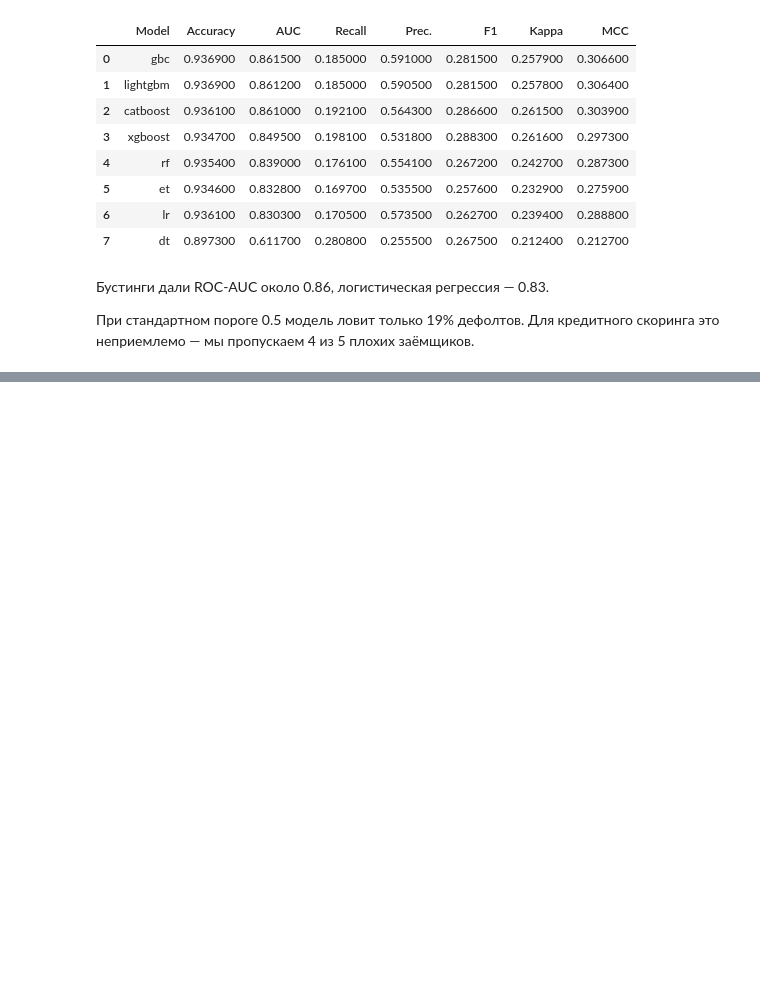
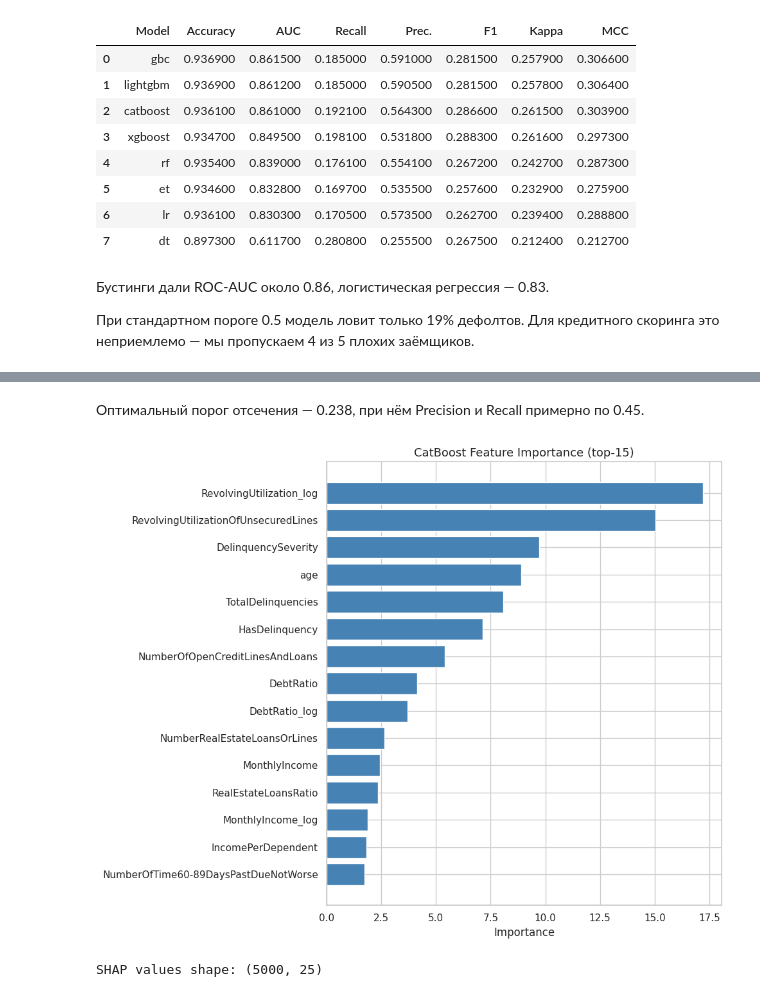
Before and after one commit to GiannisAnte/credit-scoring-case, a Jupyter notebook: credit_scoring_case.ipynb, the cells around one changed output, grey strips where cells are left out. Saved outputs shown, nothing was run; the diff lists cells and outputs as text; code cells hidden in the pictures; blank space fills up the shorter version.

```diff
--- a/credit_scoring_case.ipynb
+++ b/credit_scoring_case.ipynb
@@ -1044,0 +1250,21 @@ results.style.background_gradient(cmap='RdYlGn', subset=['AUC'])
+# %%
+best_params = {
+    "iterations": 1000,
+    "depth": 6,
+    "learning_rate": 0.05,
+    # "auto_class_weights": "Balanced",
+    "loss_function": "Logloss",
+    "eval_metric": "AUC",
+    "early_stopping_rounds": 50,
+    "verbose": False,
+    "random_seed": 42
+}
+
+best_model = CatBoostClassifier(**best_params)
+
+best_model.fit(
+    X_train_f, y_train,
+    eval_set=(X_val_f, y_val)
+)
+
+print(f"\nBest iteration: {best_model.get_best_iteration()}")
@@ -1044,0 +1355,28 @@ results.style.background_gradient(cmap='RdYlGn', subset=['AUC'])
+# %% [markdown]
+Оптимальный порог отсечения — 0.238, при нём Precision и Recall примерно по 0.45.
+# %%
+importance = pd.DataFrame({
+    "feature": X_train_f.columns,
+    "importance": best_model.get_feature_importance()
+}).sort_values("importance", ascending=False).head(15)
+
+plt.figure(figsize=(10, 8))
+plt.barh(importance["feature"][::-1], importance["importance"][::-1],
+         color="steelblue")
+plt.title("CatBoost Feature Importance (top-15)", fontsize=13)
+plt.xlabel("Importance")
+plt.tight_layout()
+plt.show()
+# %% [output]
+[figure, added]
+# %%
+import shap
+
+explainer = shap.TreeExplainer(best_model)
+
+X_sample = X_test_f.sample(n=5000, random_state=42)
+shap_values = explainer.shap_values(X_sample)
+
+print(f"SHAP values shape: {shap_values.shape}")
+# %% [output]
+SHAP values shape: (5000, 25)
```
Also changed, not shown: parts of 18 cells of this notebook.
